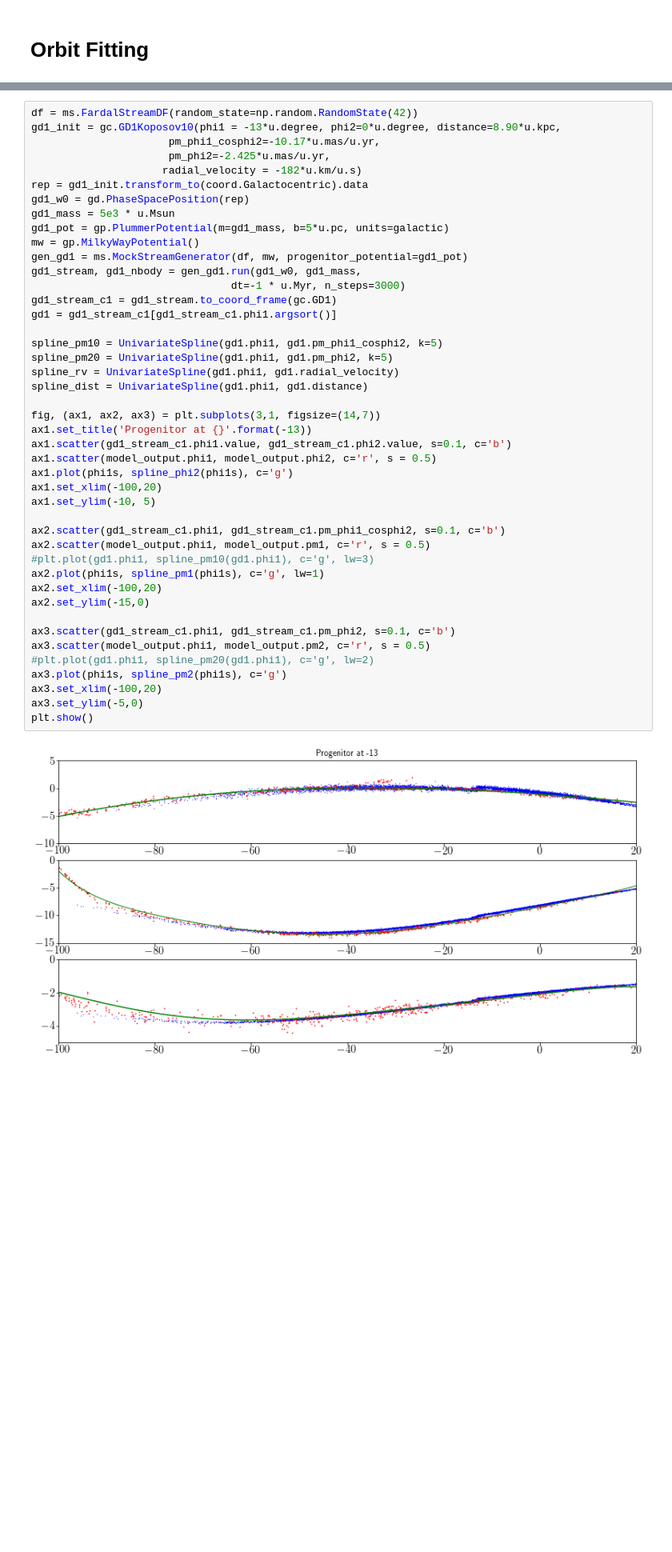
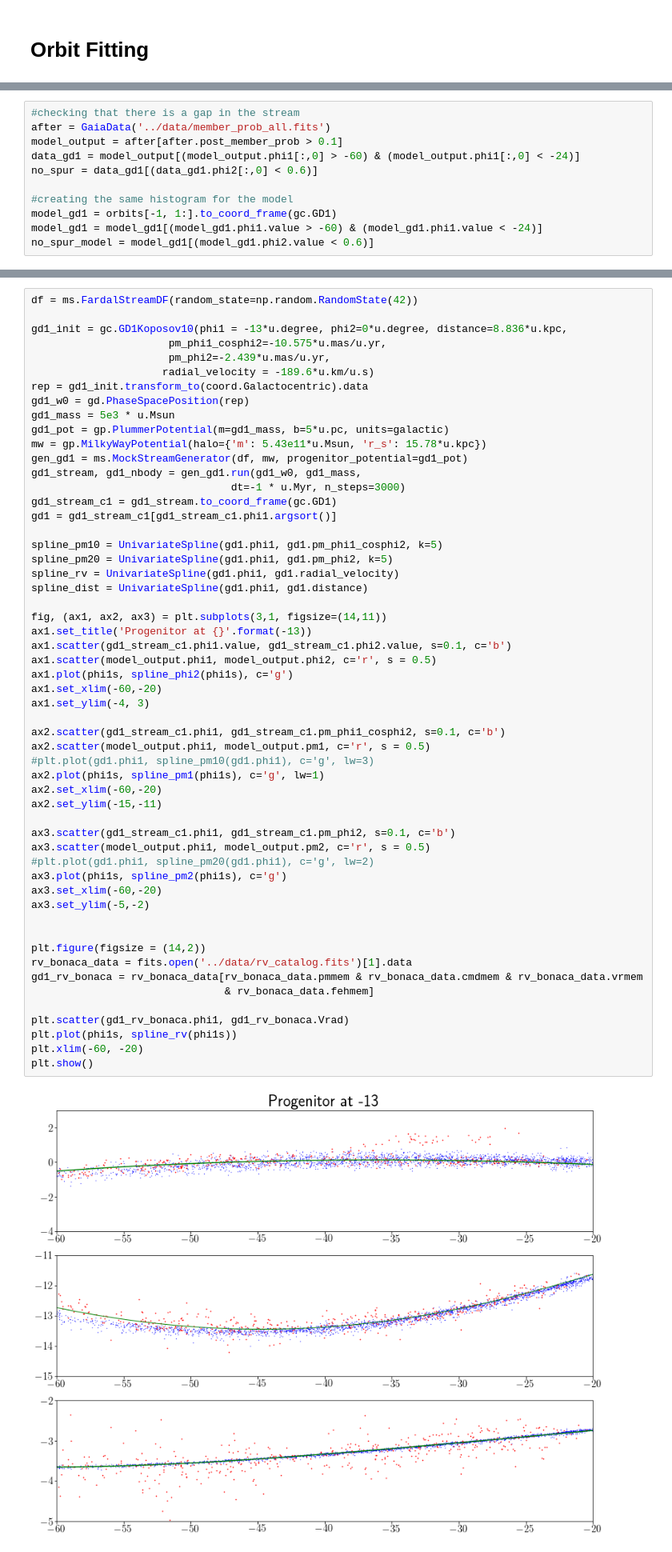
Before and after one commit to adrn/gd1-dr3, a Jupyter notebook: notebooks/Orbit Fitting.ipynb, the cells around one changed output, grey strips where cells are left out. Shown at 80% size. Cells and saved outputs as stored; diff of their text form; blank space fills up the shorter version.

```diff
--- a/notebooks/Orbit Fitting.ipynb
+++ b/notebooks/Orbit Fitting.ipynb
@@ -305,0 +694,11 @@ plt.scatter(data.phi1, data.pm2, s=10, alpha=1)
+# %%
+#checking that there is a gap in the stream
+after = GaiaData('../data/member_prob_all.fits')
+model_output = after[after.post_member_prob > 0.1]
+data_gd1 = model_output[(model_output.phi1[:,0] > -60) & (model_output.phi1[:,0] < -24)]
+no_spur = data_gd1[(data_gd1.phi2[:,0] < 0.6)]
+
+#creating the same histogram for the model
+model_gd1 = orbits[-1, 1:].to_coord_frame(gc.GD1)
+model_gd1 = model_gd1[(model_gd1.phi1.value > -60) & (model_gd1.phi1.value < -24)]
+no_spur_model = model_gd1[(model_gd1.phi2.value < 0.6)]
@@ -306,46 +746,57 @@ plt.scatter(data.phi1, data.pm2, s=10, alpha=1)
 # %%
 df = ms.FardalStreamDF(random_state=np.random.RandomState(42))
-gd1_init = gc.GD1Koposov10(phi1 = -13*u.degree, phi2=0*u.degree, distance=8.90*u.kpc,
-                      pm_phi1_cosphi2=-10.17*u.mas/u.yr,
-                      pm_phi2=-2.425*u.mas/u.yr,
-                     radial_velocity = -182*u.km/u.s)
+
+gd1_init = gc.GD1Koposov10(phi1 = -13*u.degree, phi2=0*u.degree, distance=8.836*u.kpc,
+                      pm_phi1_cosphi2=-10.575*u.mas/u.yr,
+                      pm_phi2=-2.439*u.mas/u.yr,
+                     radial_velocity = -189.6*u.km/u.s)
 rep = gd1_init.transform_to(coord.Galactocentric).data
 gd1_w0 = gd.PhaseSpacePosition(rep)
 gd1_mass = 5e3 * u.Msun
 gd1_pot = gp.PlummerPotential(m=gd1_mass, b=5*u.pc, units=galactic)
-mw = gp.MilkyWayPotential()
+mw = gp.MilkyWayPotential(halo={'m': 5.43e11*u.Msun, 'r_s': 15.78*u.kpc})
 gen_gd1 = ms.MockStreamGenerator(df, mw, progenitor_potential=gd1_pot)
 gd1_stream, gd1_nbody = gen_gd1.run(gd1_w0, gd1_mass,
                                 dt=-1 * u.Myr, n_steps=3000)
 gd1_stream_c1 = gd1_stream.to_coord_frame(gc.GD1)
 gd1 = gd1_stream_c1[gd1_stream_c1.phi1.argsort()]
 
 spline_pm10 = UnivariateSpline(gd1.phi1, gd1.pm_phi1_cosphi2, k=5)
 spline_pm20 = UnivariateSpline(gd1.phi1, gd1.pm_phi2, k=5)
 spline_rv = UnivariateSpline(gd1.phi1, gd1.radial_velocity)
 spline_dist = UnivariateSpline(gd1.phi1, gd1.distance)
 
-fig, (ax1, ax2, ax3) = plt.subplots(3,1, figsize=(14,7))
+fig, (ax1, ax2, ax3) = plt.subplots(3,1, figsize=(14,11))
 ax1.set_title('Progenitor at {}'.format(-13))
 ax1.scatter(gd1_stream_c1.phi1.value, gd1_stream_c1.phi2.value, s=0.1, c='b')
 ax1.scatter(model_output.phi1, model_output.phi2, c='r', s = 0.5)
 ax1.plot(phi1s, spline_phi2(phi1s), c='g')
-ax1.set_xlim(-100,20)
-ax1.set_ylim(-10, 5)
+ax1.set_xlim(-60,-20)
+ax1.set_ylim(-4, 3)
 
 ax2.scatter(gd1_stream_c1.phi1, gd1_stream_c1.pm_phi1_cosphi2, s=0.1, c='b')
 ax2.scatter(model_output.phi1, model_output.pm1, c='r', s = 0.5)
 #plt.plot(gd1.phi1, spline_pm10(gd1.phi1), c='g', lw=3)
 ax2.plot(phi1s, spline_pm1(phi1s), c='g', lw=1)
-ax2.set_xlim(-100,20)
-ax2.set_ylim(-15,0)
+ax2.set_xlim(-60,-20)
+ax2.set_ylim(-15,-11)
 
 ax3.scatter(gd1_stream_c1.phi1, gd1_stream_c1.pm_phi2, s=0.1, c='b')
 ax3.scatter(model_output.phi1, model_output.pm2, c='r', s = 0.5)
 #plt.plot(gd1.phi1, spline_pm20(gd1.phi1), c='g', lw=2)
 ax3.plot(phi1s, spline_pm2(phi1s), c='g')
-ax3.set_xlim(-100,20)
-ax3.set_ylim(-5,0)
+ax3.set_xlim(-60,-20)
+ax3.set_ylim(-5,-2)
+
+
+plt.figure(figsize = (14,2))
+rv_bonaca_data = fits.open('../data/rv_catalog.fits')[1].data
+gd1_rv_bonaca = rv_bonaca_data[rv_bonaca_data.pmmem & rv_bonaca_data.cmdmem & rv_bonaca_data.vrmem
+                               & rv_bonaca_data.fehmem]
+
+plt.scatter(gd1_rv_bonaca.phi1, gd1_rv_bonaca.Vrad)
+plt.plot(phi1s, spline_rv(phi1s))
+plt.xlim(-60, -20)
 plt.show()
 # %% [output]
-[figure, old version]
+[figure, new version]
```
Also changed, not shown: parts of 62 cells of this notebook, 3 other files.
